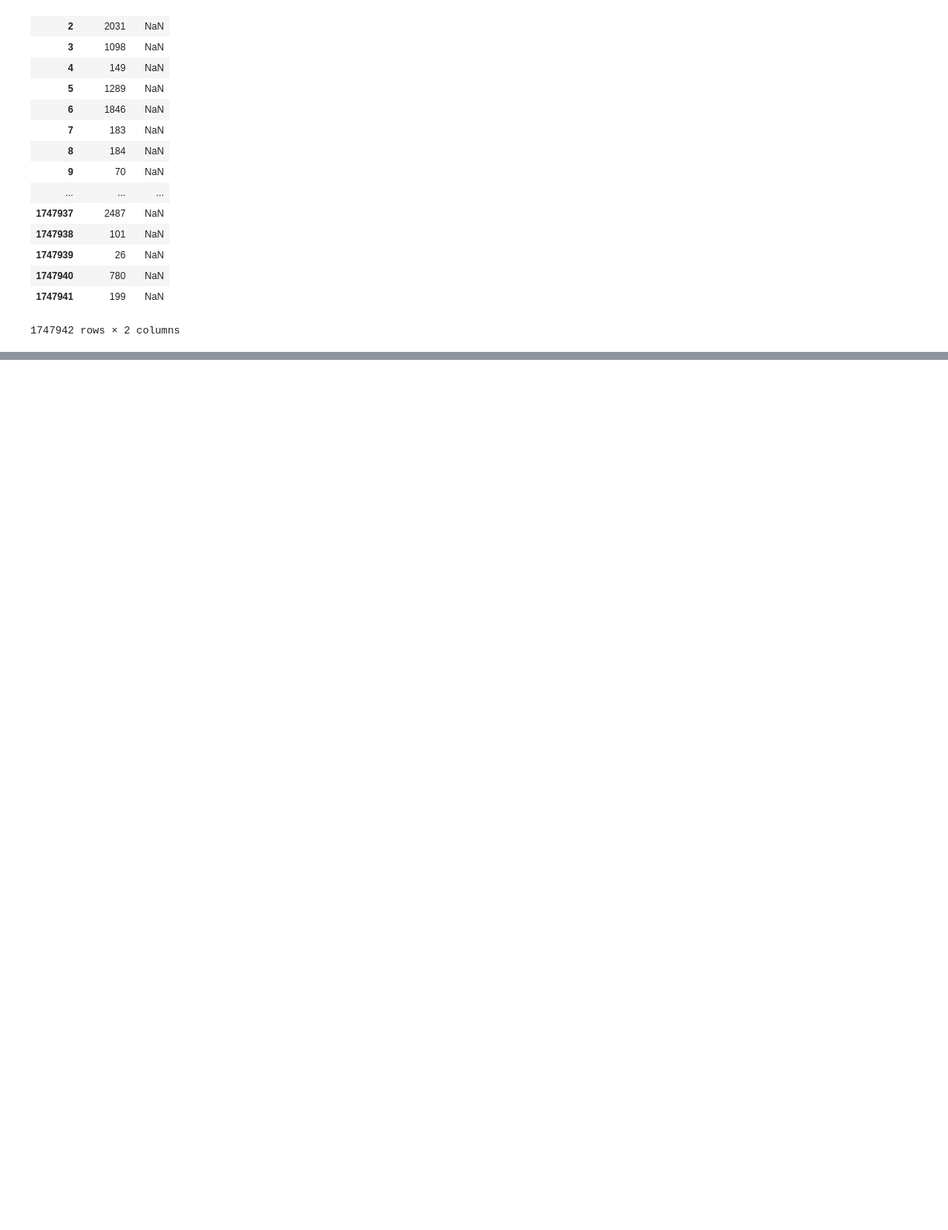
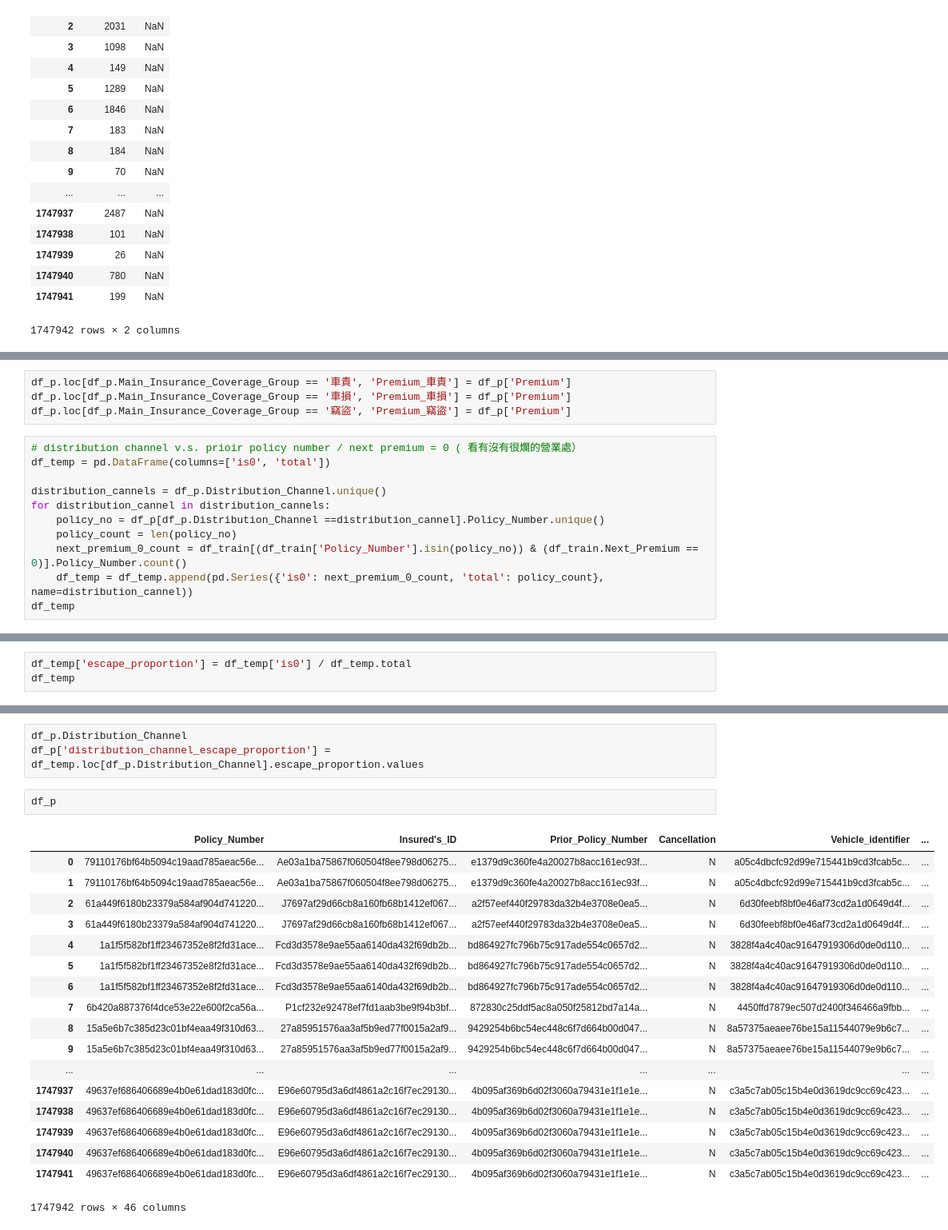
Before and after one commit to taipingeric/tbddd, a Jupyter notebook: feature engineering.ipynb, the cells around one changed output, grey strips where cells are left out. Shown: that part at 80% size. Cells and saved outputs as stored; diff of their text form; blank space fills up the shorter version.

```diff
--- a/feature engineering.ipynb
+++ b/feature engineering.ipynb
@@ -151,0 +182,15 @@ df_policy[['Premium', 'dbirth']]
+# %%
+df_p.loc[df_p.Main_Insurance_Coverage_Group == '車責', 'Premium_車責'] = df_p['Premium']
+df_p.loc[df_p.Main_Insurance_Coverage_Group == '車損', 'Premium_車損'] = df_p['Premium']
+df_p.loc[df_p.Main_Insurance_Coverage_Group == '竊盜', 'Premium_竊盜'] = df_p['Premium']
+# %%
+# distribution channel v.s. prioir policy number / next premium = 0 ( 看有沒有很爛的營業處）
+df_temp = pd.DataFrame(columns=['is0', 'total'])
+
+distribution_cannels = df_p.Distribution_Channel.unique()
+for distribution_cannel in distribution_cannels:
+    policy_no = df_p[df_p.Distribution_Channel ==distribution_cannel].Policy_Number.unique()
+    policy_count = len(policy_no)
+    next_premium_0_count = df_train[(df_train['Policy_Number'].isin(policy_no)) & (df_train.Next_Premium == 0)].Policy_Number.count()
+    df_temp = df_temp.append(pd.Series({'is0': next_premium_0_count, 'total': policy_count}, name=distribution_cannel))
+df_temp
@@ -151,0 +216,3 @@ df_policy[['Premium', 'dbirth']]
+# %%
+df_temp['escape_proportion'] = df_temp['is0'] / df_temp.total
+df_temp
@@ -151,0 +238,24 @@ df_policy[['Premium', 'dbirth']]
+# %%
+df_p.Distribution_Channel
+df_p['distribution_channel_escape_proportion'] = df_temp.loc[df_p.Distribution_Channel].escape_proportion.values
+# %%
+df_p
+# %% [output]
+|  | Policy_Number | Insured's_ID | Prior_Policy_Number | Cancellation | Vehicle_identifier | ... |
+| 0 | 79110176bf64b5094c19aad785aeac56e... | Ae03a1ba75867f060504f8ee798d06275... | e1379d9c360fe4a20027b8acc161ec93f... | N | a05c4dbcfc92d99e715441b9cd3fcab5c... | ... |
+| 1 | 79110176bf64b5094c19aad785aeac56e... | Ae03a1ba75867f060504f8ee798d06275... | e1379d9c360fe4a20027b8acc161ec93f... | N | a05c4dbcfc92d99e715441b9cd3fcab5c... | ... |
+| 2 | 61a449f6180b23379a584af904d741220... | J7697af29d66cb8a160fb68b1412ef067... | a2f57eef440f29783da32b4e3708e0ea5... | N | 6d30feebf8bf0e46af73cd2a1d0649d4f... | ... |
+| 3 | 61a449f6180b23379a584af904d741220... | J7697af29d66cb8a160fb68b1412ef067... | a2f57eef440f29783da32b4e3708e0ea5... | N | 6d30feebf8bf0e46af73cd2a1d0649d4f... | ... |
+| 4 | 1a1f5f582bf1ff23467352e8f2fd31ace... | Fcd3d3578e9ae55aa6140da432f69db2b... | bd864927fc796b75c917ade554c0657d2... | N | 3828f4a4c40ac91647919306d0de0d110... | ... |
+| 5 | 1a1f5f582bf1ff23467352e8f2fd31ace... | Fcd3d3578e9ae55aa6140da432f69db2b... | bd864927fc796b75c917ade554c0657d2... | N | 3828f4a4c40ac91647919306d0de0d110... | ... |
+| 6 | 1a1f5f582bf1ff23467352e8f2fd31ace... | Fcd3d3578e9ae55aa6140da432f69db2b... | bd864927fc796b75c917ade554c0657d2... | N | 3828f4a4c40ac91647919306d0de0d110... | ... |
+| 7 | 6b420a887376f4dce53e22e600f2ca56a... | P1cf232e92478ef7fd1aab3be9f94b3bf... | 872830c25ddf5ac8a050f25812bd7a14a... | N | 4450ffd7879ec507d2400f346466a9fbb... | ... |
+| 8 | 15a5e6b7c385d23c01bf4eaa49f310d63... | 27a85951576aa3af5b9ed77f0015a2af9... | 9429254b6bc54ec448c6f7d664b00d047... | N | 8a57375aeaee76be15a11544079e9b6c7... | ... |
+| 9 | 15a5e6b7c385d23c01bf4eaa49f310d63... | 27a85951576aa3af5b9ed77f0015a2af9... | 9429254b6bc54ec448c6f7d664b00d047... | N | 8a57375aeaee76be15a11544079e9b6c7... | ... |
+| ... | ... | ... | ... | ... | ... | ... |
+| 1747937 | 49637ef686406689e4b0e61dad183d0fc... | E96e60795d3a6df4861a2c16f7ec29130... | 4b095af369b6d02f3060a79431e1f1e1e... | N | c3a5c7ab05c15b4e0d3619dc9cc69c423... | ... |
+| 1747938 | 49637ef686406689e4b0e61dad183d0fc... | E96e60795d3a6df4861a2c16f7ec29130... | 4b095af369b6d02f3060a79431e1f1e1e... | N | c3a5c7ab05c15b4e0d3619dc9cc69c423... | ... |
+| 1747939 | 49637ef686406689e4b0e61dad183d0fc... | E96e60795d3a6df4861a2c16f7ec29130... | 4b095af369b6d02f3060a79431e1f1e1e... | N | c3a5c7ab05c15b4e0d3619dc9cc69c423... | ... |
+| 1747940 | 49637ef686406689e4b0e61dad183d0fc... | E96e60795d3a6df4861a2c16f7ec29130... | 4b095af369b6d02f3060a79431e1f1e1e... | N | c3a5c7ab05c15b4e0d3619dc9cc69c423... | ... |
+| 1747941 | 49637ef686406689e4b0e61dad183d0fc... | E96e60795d3a6df4861a2c16f7ec29130... | 4b095af369b6d02f3060a79431e1f1e1e... | N | c3a5c7ab05c15b4e0d3619dc9cc69c423... | ... |
+1747942 rows × 46 columns
```
Also changed, not shown: parts of 9 cells of this notebook.
